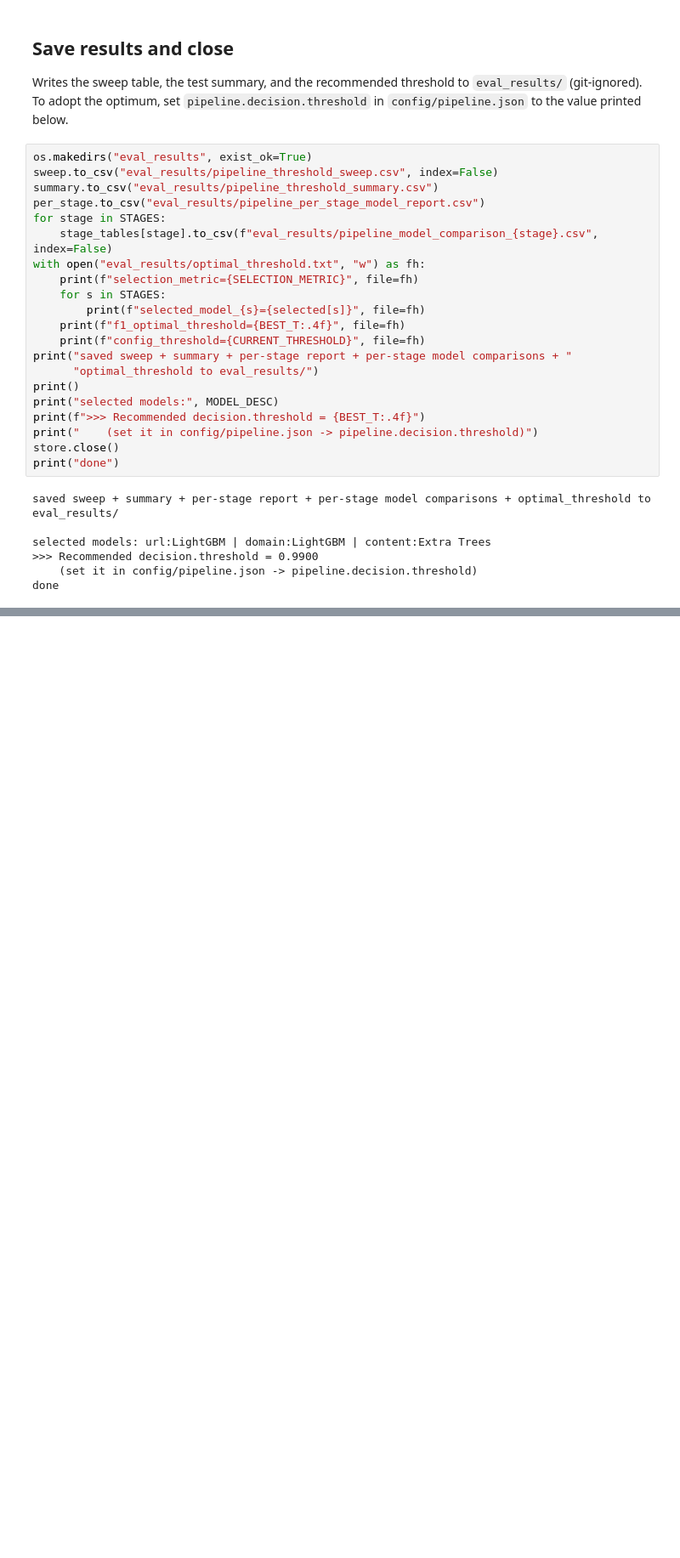
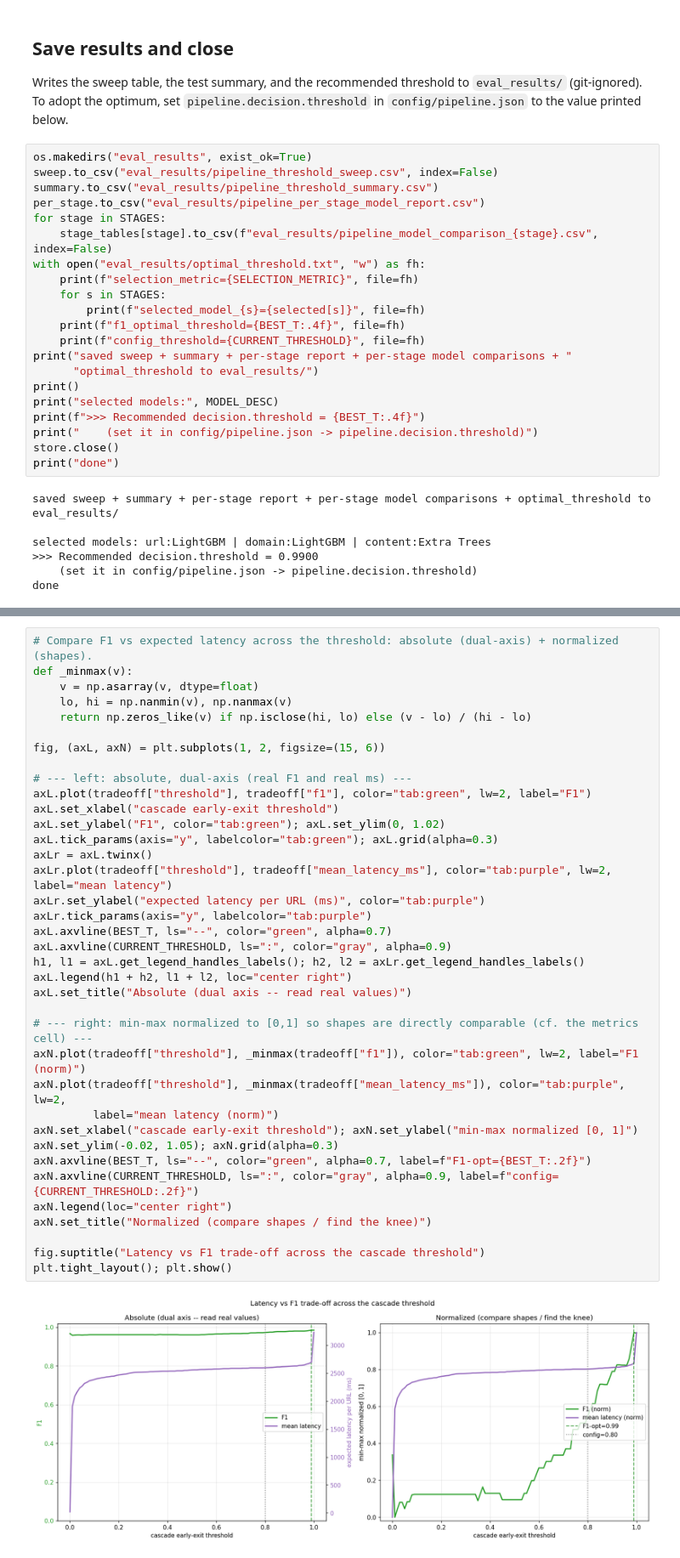
Before and after one commit to zhtli/Phishing-Detection-Engine, a Jupyter notebook: pipeline_threshold_evaluation.ipynb, the cells around one changed output, grey strips where cells are left out. Shown at 85% size. Drawn from its saved outputs; the diff is of its cells as text; blank space fills up the shorter version.

Commit message:
add latency vs F1 score tradeoff analysis

```diff
--- a/pipeline_threshold_evaluation.ipynb
+++ b/pipeline_threshold_evaluation.ipynb
@@ -758,0 +831,39 @@ done
+# %%
+# Compare F1 vs expected latency across the threshold: absolute (dual-axis) + normalized (shapes).
+def _minmax(v):
+    v = np.asarray(v, dtype=float)
+    lo, hi = np.nanmin(v), np.nanmax(v)
+    return np.zeros_like(v) if np.isclose(hi, lo) else (v - lo) / (hi - lo)
+
+fig, (axL, axN) = plt.subplots(1, 2, figsize=(15, 6))
+
+# --- left: absolute, dual-axis (real F1 and real ms) ---
+axL.plot(tradeoff["threshold"], tradeoff["f1"], color="tab:green", lw=2, label="F1")
+axL.set_xlabel("cascade early-exit threshold")
+axL.set_ylabel("F1", color="tab:green"); axL.set_ylim(0, 1.02)
+axL.tick_params(axis="y", labelcolor="tab:green"); axL.grid(alpha=0.3)
+axLr = axL.twinx()
+axLr.plot(tradeoff["threshold"], tradeoff["mean_latency_ms"], color="tab:purple", lw=2, label="mean latency")
+axLr.set_ylabel("expected latency per URL (ms)", color="tab:purple")
+axLr.tick_params(axis="y", labelcolor="tab:purple")
+axL.axvline(BEST_T, ls="--", color="green", alpha=0.7)
+axL.axvline(CURRENT_THRESHOLD, ls=":", color="gray", alpha=0.9)
+h1, l1 = axL.get_legend_handles_labels(); h2, l2 = axLr.get_legend_handles_labels()
+axL.legend(h1 + h2, l1 + l2, loc="center right")
+axL.set_title("Absolute (dual axis -- read real values)")
+
+# --- right: min-max normalized to [0,1] so shapes are directly comparable (cf. the metrics cell) ---
+axN.plot(tradeoff["threshold"], _minmax(tradeoff["f1"]), color="tab:green", lw=2, label="F1 (norm)")
+axN.plot(tradeoff["threshold"], _minmax(tradeoff["mean_latency_ms"]), color="tab:purple", lw=2,
+         label="mean latency (norm)")
+axN.set_xlabel("cascade early-exit threshold"); axN.set_ylabel("min-max normalized [0, 1]")
+axN.set_ylim(-0.02, 1.05); axN.grid(alpha=0.3)
+axN.axvline(BEST_T, ls="--", color="green", alpha=0.7, label=f"F1-opt={BEST_T:.2f}")
+axN.axvline(CURRENT_THRESHOLD, ls=":", color="gray", alpha=0.9, label=f"config={CURRENT_THRESHOLD:.2f}")
+axN.legend(loc="center right")
+axN.set_title("Normalized (compare shapes / find the knee)")
+
+fig.suptitle("Latency vs F1 trade-off across the cascade threshold")
+plt.tight_layout(); plt.show()
+# %% [output]
+[figure, added]
```
Also changed, not shown: parts of 9 cells of this notebook.
